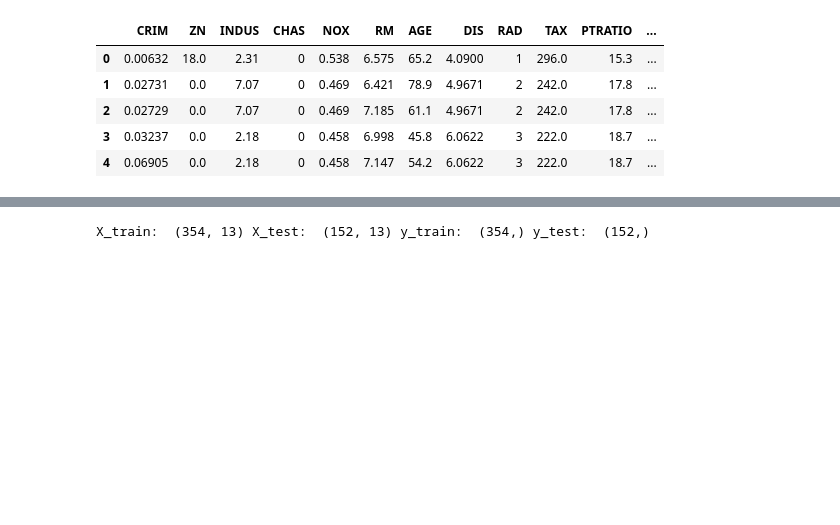
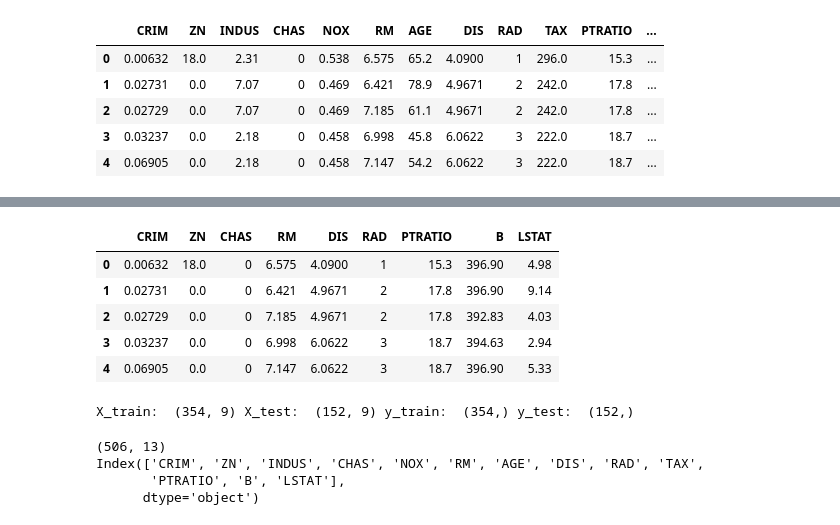
Before and after one commit to Mika-Matti/HousingLinearRegressionModel, a Jupyter notebook: Housing_Linear_Regression.ipynb, the cells around one changed output, grey strips where cells are left out. Drawn from its saved outputs; the diff is of its cells as text; code cells hidden in the pictures; blank space fills up the shorter version.

```diff
--- a/Housing_Linear_Regression.ipynb
+++ b/Housing_Linear_Regression.ipynb
@@ -34,13 +138,29 @@ data.head() # Print the first rows of data to see it was imported properly
+# %%
+#Let's remove INDUS, AGE, NOX and TAX from the X and columns
+cols_to_remove = ['INDUS', 'AGE', 'NOX', 'TAX']
+new_X = X.drop(cols_to_remove, axis=1)
+new_X.head()
+# %% [output]
+|  | CRIM | ZN | CHAS | RM | DIS | RAD | PTRATIO | B | LSTAT |
+| 0 | 0.00632 | 18.0 | 0 | 6.575 | 4.0900 | 1 | 15.3 | 396.90 | 4.98 |
+| 1 | 0.02731 | 0.0 | 0 | 6.421 | 4.9671 | 2 | 17.8 | 396.90 | 9.14 |
+| 2 | 0.02729 | 0.0 | 0 | 7.185 | 4.9671 | 2 | 17.8 | 392.83 | 4.03 |
+| 3 | 0.03237 | 0.0 | 0 | 6.998 | 6.0622 | 3 | 18.7 | 394.63 | 2.94 |
+| 4 | 0.06905 | 0.0 | 0 | 7.147 | 6.0622 | 3 | 18.7 | 396.90 | 5.33 |
 # %%
-# Split the data into training and testing sets
-X = data.iloc[:, :-1] # All columns except last goes into X
-y = data.iloc[:, -1] # Only select last column for y
-
 # Split data into training and testing sets with 70/30 partition, random state is for reproducibility
-X_train, X_test, y_train, y_test = train_test_split(X, y, test_size=0.3, random_state=42)
+X_train, X_test, y_train, y_test = train_test_split(new_X, y, test_size=0.3, random_state=42)
 
 # Print the shapes of the sets
 print('X_train: ', X_train.shape, 'X_test: ', X_test.shape,
      'y_train: ', y_train.shape, 'y_test: ', y_test.shape)
 # %% [output]
-X_train:  (354, 13) X_test:  (152, 13) y_train:  (354,) y_test:  (152,)
+X_train:  (354, 9) X_test:  (152, 9) y_train:  (354,) y_test:  (152,)
+# %%
+print(X.shape)
+print(X.columns)
+# %% [output]
+(506, 13)
+Index(['CRIM', 'ZN', 'INDUS', 'CHAS', 'NOX', 'RM', 'AGE', 'DIS', 'RAD', 'TAX',
+       'PTRATIO', 'B', 'LSTAT'],
+      dtype='object')
```
Also changed, not shown: parts of 7 cells of this notebook.
